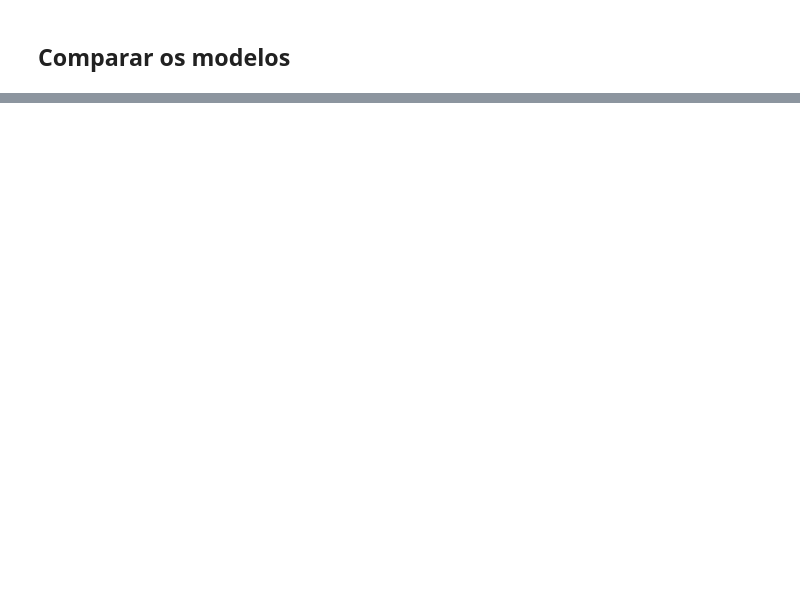
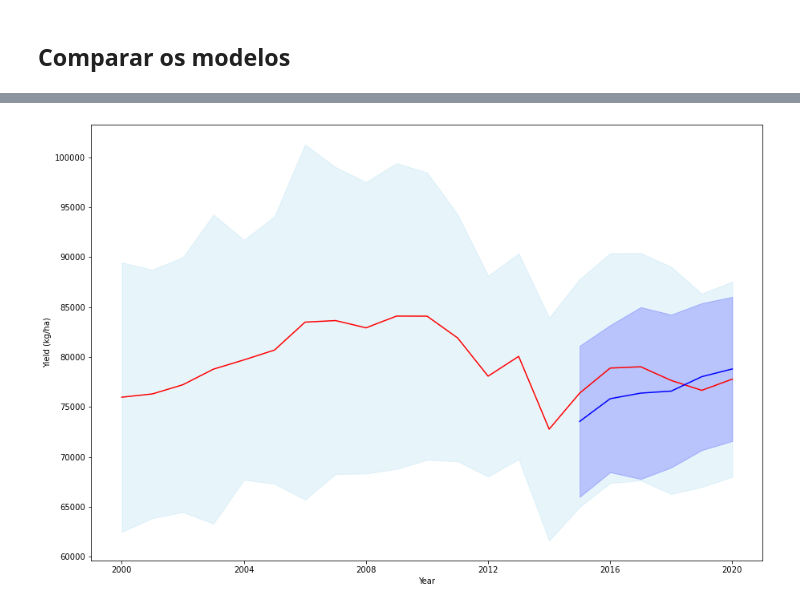
Before and after one commit to neli12/time-series-productivity-sp, a Jupyter notebook: Modelagem.ipynb, the cells around one changed output, grey strips where cells are left out. Saved outputs shown, nothing was run; the diff lists cells and outputs as text; code cells hidden in the pictures; blank space fills up the shorter version.

```diff
--- a/Modelagem.ipynb
+++ b/Modelagem.ipynb
@@ -405,0 +330,28 @@ The null hypothesis that individual effects are uncorrelated with the other regr
+# %%
+obs_yield = pd.read_csv("dat_yield_melt_all_years.csv").drop(['Unnamed: 0'], axis = 1)
+obs_yield.rename(columns = {'variable': 'Year', 'value': 'Yield'}, inplace = True)
+# %%
+new_by_year = pd.DataFrame(obs_yield.groupby('Year')['Yield'].mean().reset_index())
+new_by_year['Yield'] = new_by_year['Yield'].astype(int)
+# %%
+st_yield = pd.DataFrame(obs_yield.groupby('Year')['Yield'].std()).reset_index()
+st_yield.rename(columns = {'Yield': 'st_yield'}, inplace = True)
+st_yield['st_yield'] = st_yield['st_yield'].astype(int)
+# %%
+new_data_by_year = new_by_year.join([st_yield['st_yield']])
+new_data_by_year = new_data_by_year.astype(int)
+new_data_by_year['Year'] = pd.to_datetime(new_data_by_year['Year'], format = '%Y')
+# %%
+plt.figure(figsize = (15,10))
+plt.plot(new_data_by_year['Year'], new_data_by_year['Yield'], color = 'red', label='observed')
+plt.fill_between(new_data_by_year['Year'], (new_data_by_year['Yield'] + new_data_by_year['st_yield']),
+                 (new_data_by_year['Yield'] - new_data_by_year['st_yield']), alpha = 0.2, color = 'skyblue')
+plt.plot(new_pred_by_year['Year'], new_pred_by_year['Predicted yield'], color = 'blue', label = 'predicted')
+plt.fill_between(new_pred_by_year['Year'], (new_pred_by_year['Predicted yield'] + new_pred_by_year['st_pred_yield']),
+                (new_pred_by_year['Predicted yield'] - new_pred_by_year['st_pred_yield']), alpha = 0.2, color = 'blue')
+plt.ylabel('Yield (kg/ha)')
+plt.xlabel('Year')
+#plt.savefig("predicted_yield_over_time.jpeg", dpi = 300)
+plt.show()
+# %% [output]
+[figure, added]
```
Also changed, not shown: parts of 35 cells of this notebook.
